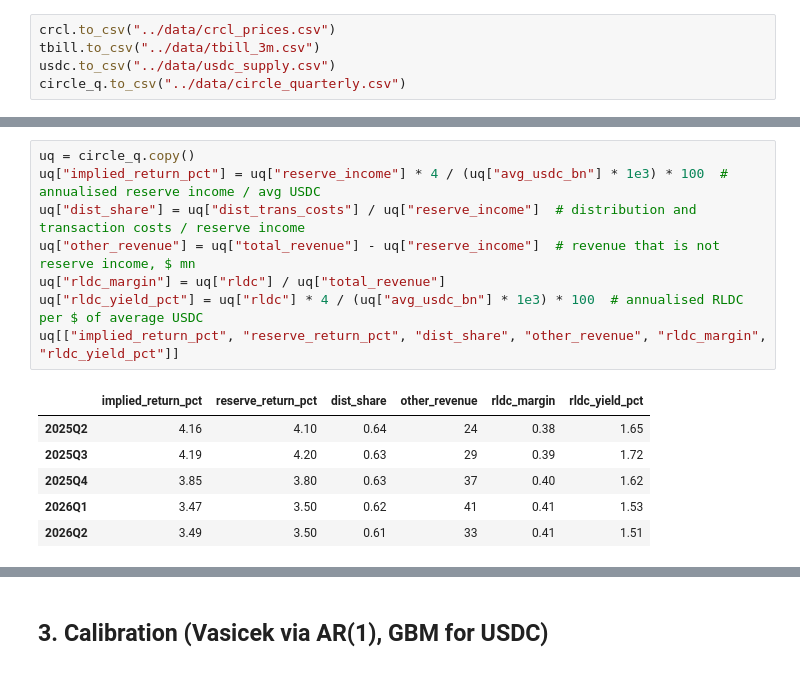
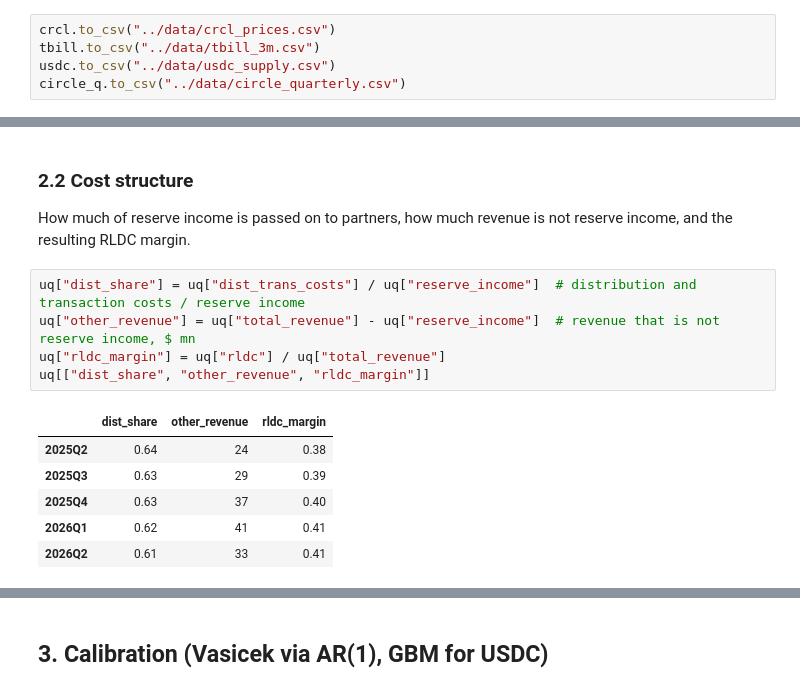
Before and after one commit to ChristopheAbelem/circle-valuation, a Jupyter notebook: notebooks/circle_valuation.ipynb, the cells around one changed output, grey strips where cells are left out. Drawn from its saved outputs; the diff is of its cells as text.

```diff
--- a/notebooks/circle_valuation.ipynb
+++ b/notebooks/circle_valuation.ipynb
@@ -201,15 +222,15 @@ circle_q.to_csv("../data/circle_quarterly.csv")
+# %% [markdown]
+### 2.2 Cost structure
+How much of reserve income is passed on to partners, how much revenue is not reserve income, and the resulting RLDC margin.
 # %%
-uq = circle_q.copy()
-uq["implied_return_pct"] = uq["reserve_income"] * 4 / (uq["avg_usdc_bn"] * 1e3) * 100  # annualised reserve income / avg USDC
 uq["dist_share"] = uq["dist_trans_costs"] / uq["reserve_income"]  # distribution and transaction costs / reserve income
 uq["other_revenue"] = uq["total_revenue"] - uq["reserve_income"]  # revenue that is not reserve income, $ mn
 uq["rldc_margin"] = uq["rldc"] / uq["total_revenue"]
-uq["rldc_yield_pct"] = uq["rldc"] * 4 / (uq["avg_usdc_bn"] * 1e3) * 100  # annualised RLDC per $ of average USDC
-uq[["implied_return_pct", "reserve_return_pct", "dist_share", "other_revenue", "rldc_margin", "rldc_yield_pct"]]
+uq[["dist_share", "other_revenue", "rldc_margin"]]
 # %% [output]
-|  | implied_return_pct | reserve_return_pct | dist_share | other_revenue | rldc_margin | rldc_yield_pct |
-| 2025Q2 | 4.16 | 4.10 | 0.64 | 24 | 0.38 | 1.65 |
-| 2025Q3 | 4.19 | 4.20 | 0.63 | 29 | 0.39 | 1.72 |
-| 2025Q4 | 3.85 | 3.80 | 0.63 | 37 | 0.40 | 1.62 |
-| 2026Q1 | 3.47 | 3.50 | 0.62 | 41 | 0.41 | 1.53 |
-| 2026Q2 | 3.49 | 3.50 | 0.61 | 33 | 0.41 | 1.51 |
+|  | dist_share | other_revenue | rldc_margin |
+| 2025Q2 | 0.64 | 24 | 0.38 |
+| 2025Q3 | 0.63 | 29 | 0.39 |
+| 2025Q4 | 0.63 | 37 | 0.40 |
+| 2026Q1 | 0.62 | 41 | 0.41 |
+| 2026Q2 | 0.61 | 33 | 0.41 |
```
Also changed, not shown: parts of 12 cells of this notebook, 3 other files.
